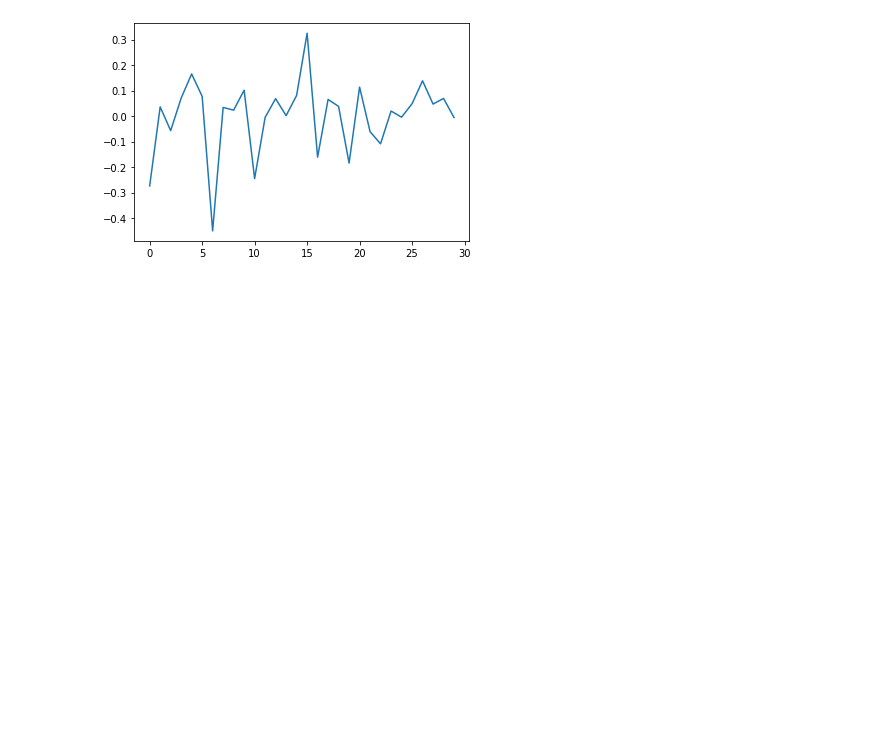
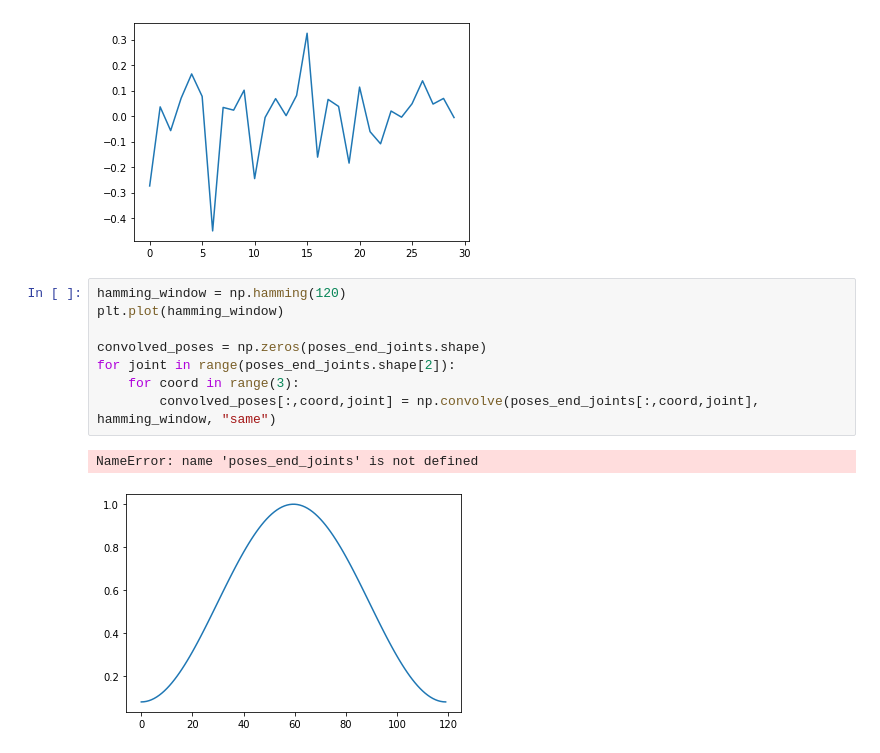
Before and after one commit to tileb1/LearnTrajDep, a Jupyter notebook: Untitled.ipynb, the cells around one changed output. Drawn from its saved outputs; the diff is of its cells as text; blank space fills up the shorter version.

```diff
--- a/Untitled.ipynb
+++ b/Untitled.ipynb
@@ -70,3 +76,14 @@ plt.plot(autoencoder.encoder(some_seq[0, 0, :]).detach())
 # %% [output]
 [<matplotlib.lines.Line2D at 0x...>]
 [figure]
+# %%
+hamming_window = np.hamming(120)
+plt.plot(hamming_window)
+
+convolved_poses = np.zeros(poses_end_joints.shape)
+for joint in range(poses_end_joints.shape[2]):
+    for coord in range(3):
+        convolved_poses[:,coord,joint] = np.convolve(poses_end_joints[:,coord,joint], hamming_window, "same")
+# %% [output]
+NameError: name 'poses_end_joints' is not defined
+[figure, added]
```
Also changed, not shown: parts of 2 cells of this notebook, 3 other files.
